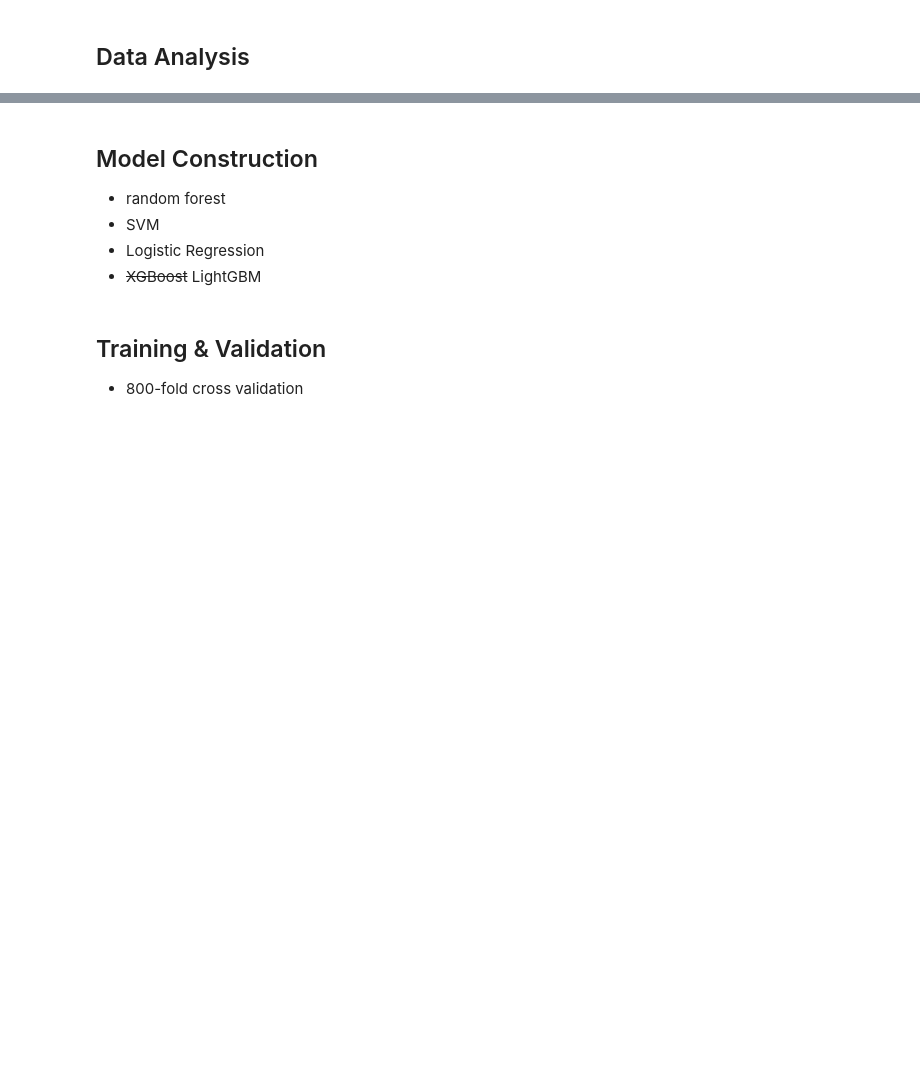
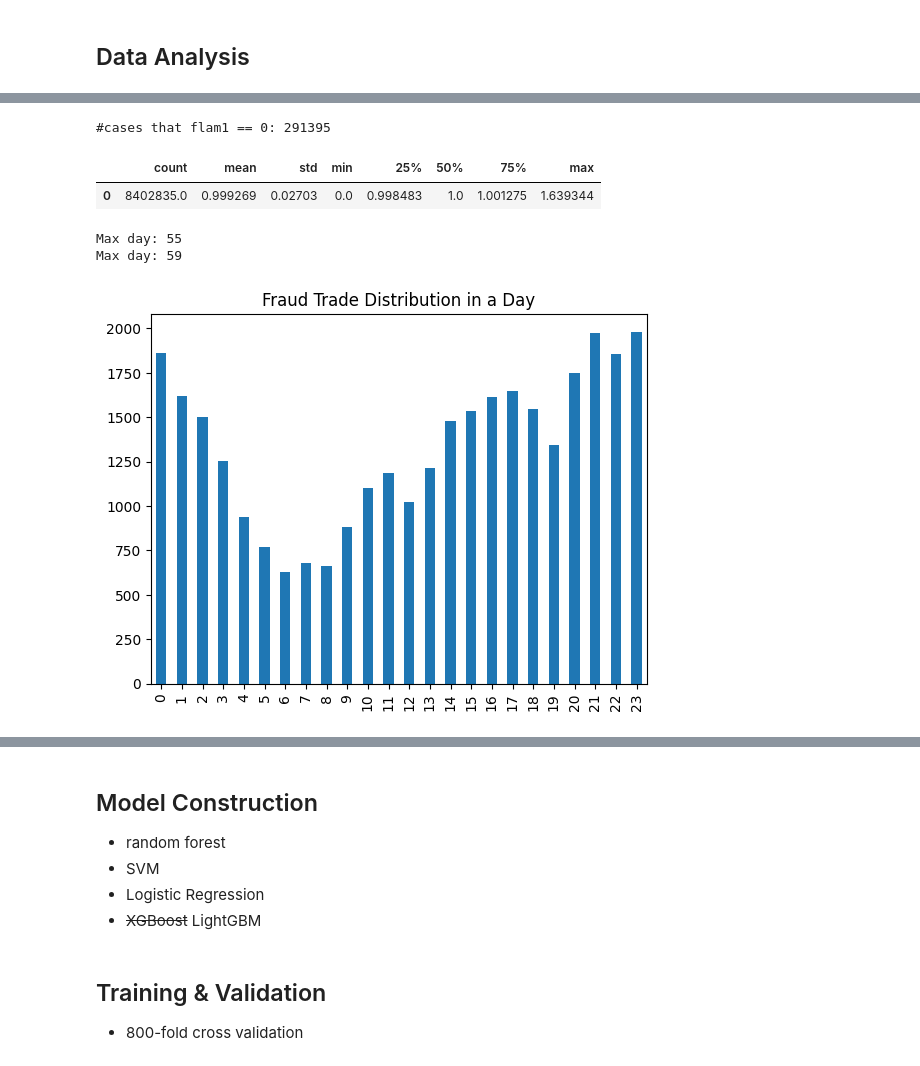
Before and after one commit to Alan-Kuan/ESun-Competition-2023, a Jupyter notebook: experiment.ipynb, the cells around one changed output, grey strips where cells are left out. Drawn from its saved outputs; the diff is of its cells as text; code cells hidden in the pictures; blank space fills up the shorter version.

```diff
--- a/experiment.ipynb
+++ b/experiment.ipynb
@@ -59,3 +59,32 @@ dtype: int64
+# %%
+count = (data['flam1'] == 0).sum()
+print(f'#cases that flam1 == 0: {count}')
+
+pretty_desc(data['flam1'] / data['conam'])
+# %% [output]
+#cases that flam1 == 0: 291395
+|  | count | mean | std | min | 25% | 50% | 75% | max |
+| 0 | 8402835.0 | 0.999269 | 0.02703 | 0.0 | 0.998483 | 1.0 | 1.001275 | 1.639344 |
+# %%
+def show_max_day(data):
+    print(f'Max day: {data["locdt"].max()}')
+
+show_max_day(data)
+show_max_day(test_data)
+# %% [output]
+Max day: 55
+Max day: 59
+# %%
+fraud_trades = data[data['label'] == 1]
+ax = fraud_trades['loctm'] \
+    .value_counts(bins=range(0, 250000, 10000)) \
+    .sort_index() \
+    .plot(kind='bar')
+ax.set_xticklabels(range(0, 24))
+plt.title('Fraud Trade Distribution in a Day')
+plt.show()
+# %% [output]
+[figure, added]
 # %%
 num_feat = [
     'locdt',
```
Also changed, not shown: parts of 21 cells of this notebook.
